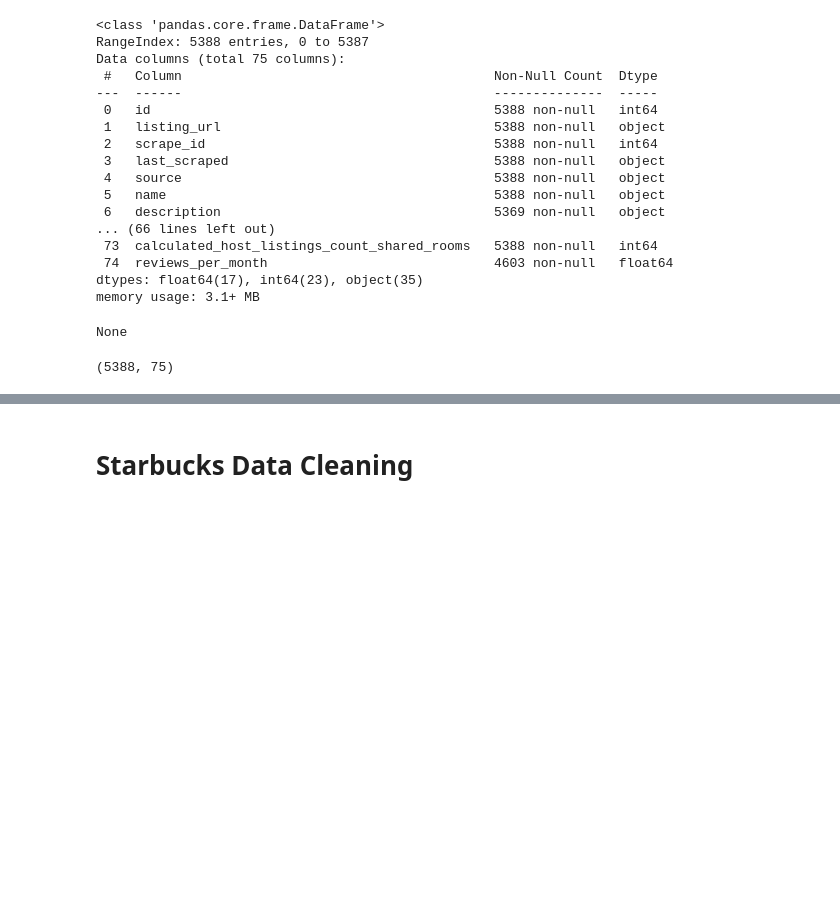
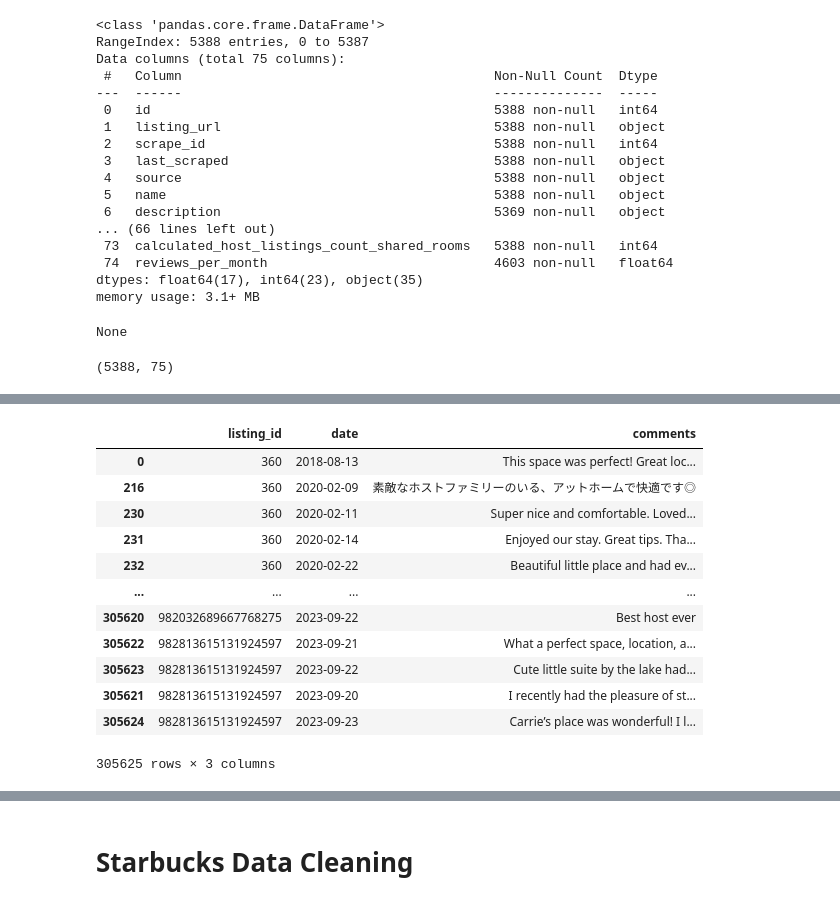
Before and after one commit to mdipinto1/m.c-squared, a Jupyter notebook: data_cleaning_notebook_md.ipynb, the cells around one changed output, grey strips where cells are left out. Drawn from its saved outputs; the diff is of its cells as text; code cells hidden in the pictures; blank space fills up the shorter version.

Commit message:
performed data cleaning

```diff
--- a/data_cleaning_notebook_md.ipynb
+++ b/data_cleaning_notebook_md.ipynb
@@ -5,4 +7,5 @@ import re
 # %%
 airbnb_df = pd.read_csv('./Raw_Data/denver_listings.csv')
 starbucks_df = pd.read_csv('./Raw_Data/startbucks.csv')
+reviews_df = pd.read_csv('./Raw_Data/Denver_reviews.csv')
 # %% [markdown]
@@ -140,0 +155,21 @@ memory usage: 1.6+ MB
+# %%
+#Sorting numerically by listing ID to consolidate reviews by listing
+reviews_df.sort_values(by='listing_id',inplace=True)
+#Select Relevant Columns
+reviews_df = reviews_df[['listing_id','date','comments']]
+# %%
+reviews_df
+# %% [output]
+|  | listing_id | date | comments |
+| 0 | 360 | 2018-08-13 | This space was perfect! Great loc... |
+| 216 | 360 | 2020-02-09 | 素敵なホストファミリーのいる、アットホームで快適です◎ |
+| 230 | 360 | 2020-02-11 | Super nice and comfortable. Loved... |
+| 231 | 360 | 2020-02-14 | Enjoyed our stay. Great tips. Tha... |
+| 232 | 360 | 2020-02-22 | Beautiful little place and had ev... |
+| ... | ... | ... | ... |
+| 305620 | 982032689667768275 | 2023-09-22 | Best host ever |
+| 305622 | 982813615131924597 | 2023-09-21 | What a perfect space, location, a... |
+| 305623 | 982813615131924597 | 2023-09-22 | Cute little suite by the lake had... |
+| 305621 | 982813615131924597 | 2023-09-20 | I recently had the pleasure of st... |
+| 305624 | 982813615131924597 | 2023-09-23 | Carrie’s place was wonderful! I l... |
+305625 rows × 3 columns
```
Also changed, not shown: parts of 25 cells of this notebook, 3 other files.
